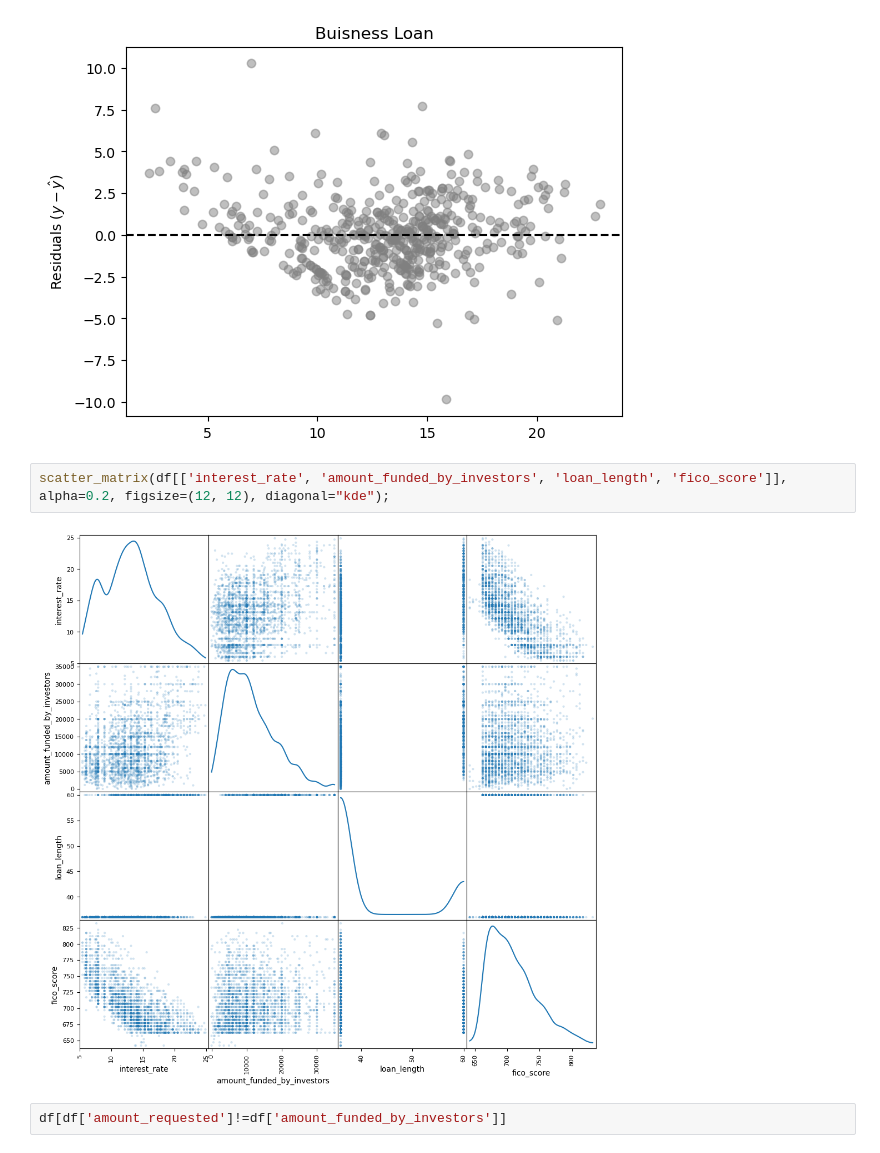
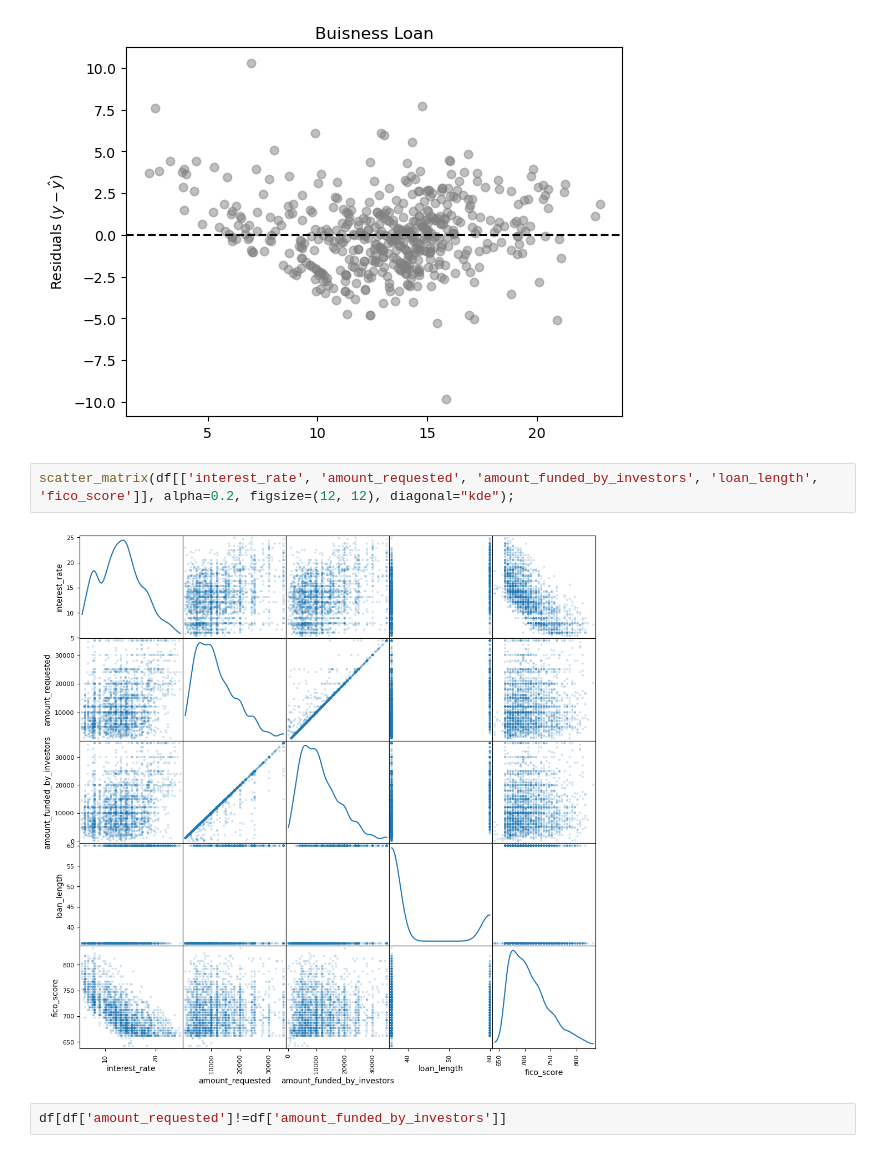
Before and after one commit to TLuter-252/Linear-Regression-Case-Study, a Jupyter notebook: Maddog.ipynb, the cells around one changed output. Drawn from its saved outputs; the diff is of its cells as text.

Commit message:
added more stuff to matrix plot thingy

```diff
--- a/Maddog.ipynb
+++ b/Maddog.ipynb
@@ -311,9 +311,9 @@ plt.title('Buisness Loan');
 # %% [output]
 [figure]
 # %%
-scatter_matrix(df[['interest_rate', 'amount_funded_by_investors', 'loan_length', 'fico_score']], alpha=0.2, figsize=(12, 12), diagonal="kde");
+scatter_matrix(df[['interest_rate', 'amount_requested', 'amount_funded_by_investors', 'loan_length', 'fico_score']], alpha=0.2, figsize=(12, 12), diagonal="kde");
 # %% [output]
-[figure, old version]
+[figure, new version]
 # %%
 df[df['amount_requested']!=df['amount_funded_by_investors']]
 # %% [output]
```
